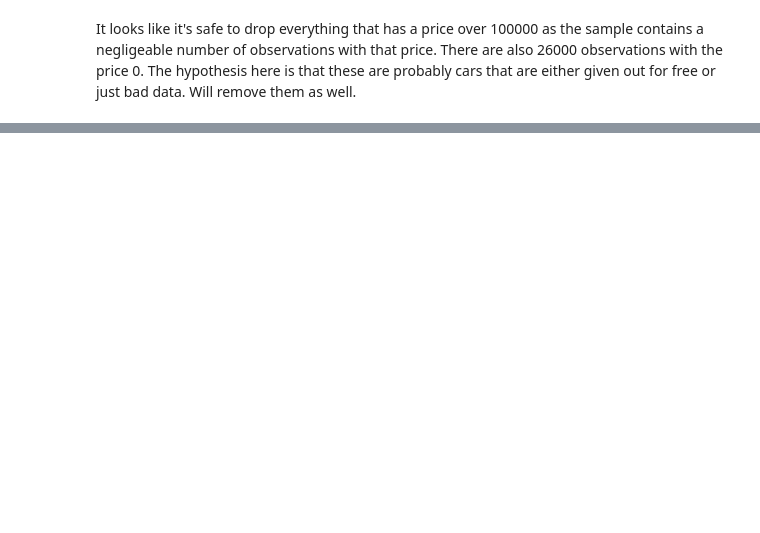
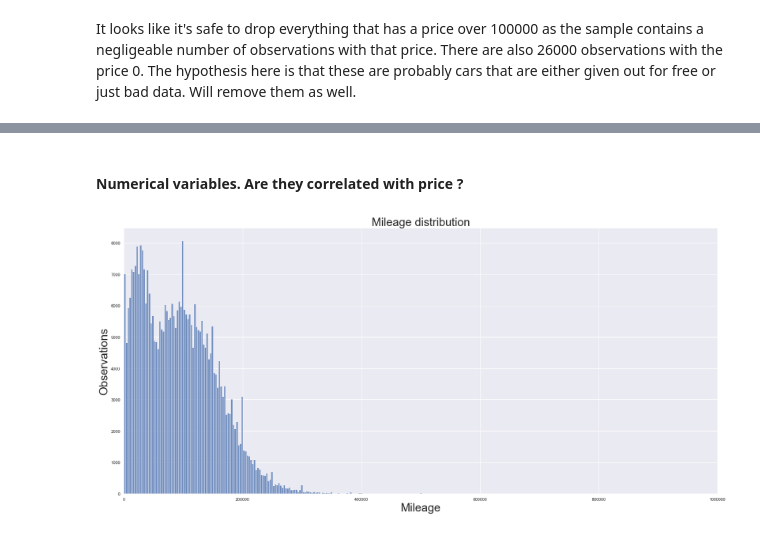
Before and after one commit to erikseulean/ml, a Jupyter notebook: assignment1/craiglist_cars.ipynb, the cells around one changed output, grey strips where cells are left out. Cells and saved outputs as stored; diff of their text form; code cells hidden in the pictures; blank space fills up the shorter version.

```diff
--- a/assignment1/craiglist_cars.ipynb
+++ b/assignment1/craiglist_cars.ipynb
@@ -298,0 +294,14 @@ cars
+# %% [markdown]
+#### Numerical variables. Are they correlated with price ?
+# %%
+fig, ax = plt.subplots()
+p = sns.histplot(cars["odometer"], bins=200)
+p.axes.set_title("Mileage distribution",fontsize=30)
+p.set_xlabel("Mileage",fontsize=30)
+p.set_ylabel("Observations",fontsize=30)
+plt.xlim([0, 1000000])
+ax.ticklabel_format(useOffset=False)
+ax.ticklabel_format(style='plain')
+plt.show()
+# %% [output]
+[figure, added]
```
Also changed, not shown: parts of 27 cells of this notebook.
